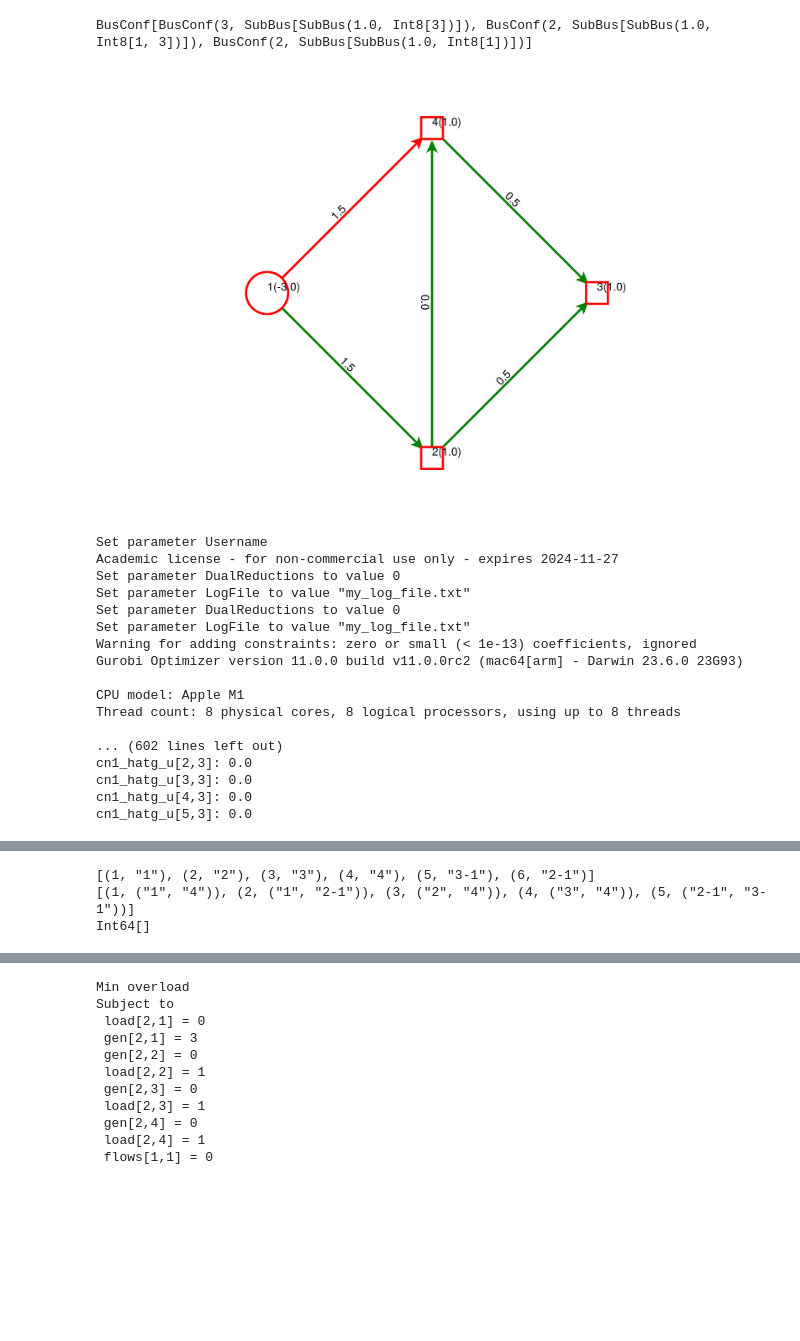
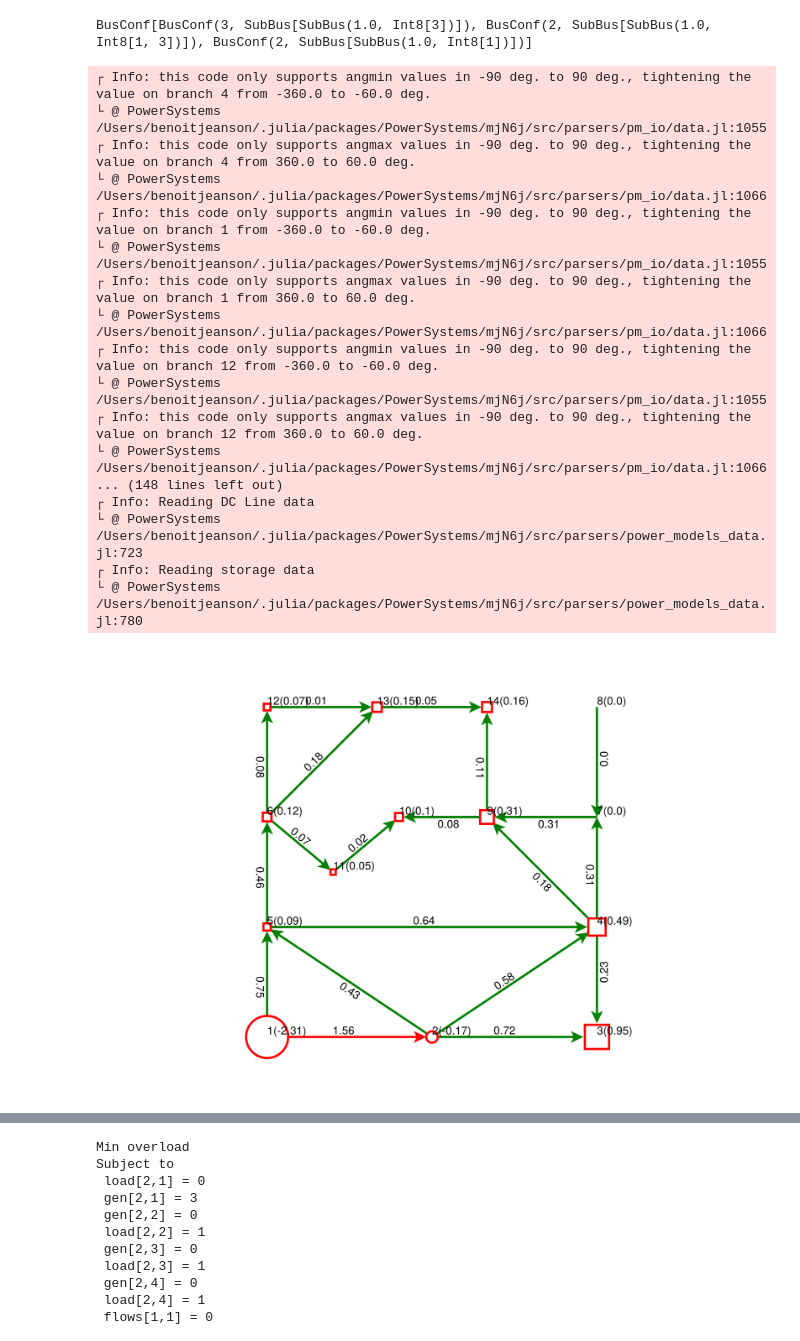
Before and after one commit to BenoitJeanson/topo_sandbox, a Jupyter notebook: Simons_approach.ipynb, the cells around one changed output, grey strips where cells are left out. Saved outputs shown, nothing was run; the diff lists cells and outputs as text; code cells hidden in the pictures; blank space fills up the shorter version.

Commit message:
back from burnout
Signed-off-by: BenoitJeanson <benoit.jeanson@rte-france.com>

```diff
--- a/Simons_approach.ipynb
+++ b/Simons_approach.ipynb
@@ -1120,7 +1119,8 @@ function TNR_balance!(model, r::TNR)
                 @constraint(model, -(hatload[c, bc_id] - _p) ≤ bigM * (1 - cn1_hatπ[c, bc_id]))
                 @constraint(model, hatgen[c, bc_id] == 0)
             elseif _p < 0
-                @constraint(model, hatgen[c, bc_id] ≤ bigM * cn1_hatπ[bc_id])
+                # println("c:$c, bc_id:$bc_id hatgen:$hatgen")
+                @constraint(model, hatgen[c, bc_id] ≤ bigM * cn1_hatπ[c, bc_id])
                 @constraint(model,   hatgen[c, bc_id] + _p * σ[c]  ≤ bigM * (1 - cn1_hatπ[c, bc_id]))
                 @constraint(model, -(hatgen[c, bc_id] + _p * σ[c]) ≤ bigM * (1 - cn1_hatπ[c, bc_id]))
                 @constraint(model, hatload[c, bc_id] == 0)
@@ -1301,7 +1291,8 @@ create_mini_case (generic function with 2 methods)
 # %%
 loadcase(case) = System(joinpath("data", "$case.m")), load_coord(joinpath("coord", "$case.csv"))
 
-function create_case(sys=sys)
+function create_case(case::String)
+    sys, coord = loadcase(case)
     g = network2graph(sys)
     balance!(g)
     add_constraint(g, b->b.p_max=1)
@@ -1312,7 +1303,7 @@ function create_case(sys=sys)
 #             [SubBus(0.076, [16, 1]),
 #              SubBus(0    , [13, 7]) ]),
 #                  ]
-    g, bus_confs
+    g, bus_confs, coord
     # g, BusConf[], contingencies, coord_30
     # g, BusConf[], contingencies, nothing
 end
@@ -1361,18 +1316,19 @@ print(bus_confs)
 # %% [output]
 BusConf[BusConf(3, SubBus[SubBus(1.0, Int8[3])]), BusConf(2, SubBus[SubBus(1.0, Int8[1, 3])]), BusConf(2, SubBus[SubBus(1.0, Int8[1])])]
 # %%
-# g, bus_confs = create_case(sys)
-g, bus_confs, contingencies, coord = create_mini_case(false)
+g, bus_confs, coord = create_case("case14");
+# g, bus_confs, contingencies, coord = create_mini_case(false)
 
 model, r = secured_dc_OTS(g,
-                contingencies = 1:5,
-                is_single_ρ = false,
+                # contingencies = 19:20,
+                contingencies = [1, 2, 3, 4, 5, 6, 7, 9, 10, 11, 12, 13, 14, 15, 16, 18, 19, 20],
+                is_single_ρ = true,
                 ρ_min_bound = 0.,
                 n_1_connectedness = false,
                 bus_confs = bus_confs,
                 # bus_confs=BusConf[],
-                allow_branch_openings = true,
-                OTS_only = false
+                allow_branch_openings = false,
+                OTS_only = true
                 )
 
 optimize!(model);
@@ -1387,48 +1343,48 @@ applied_conf=BusConf[]
 
 if is_solved_and_feasible(model)
     store_result(model, "store_result.csv")
     println("overload: $(value(model[:overload]))")
 
     if r.allow_branch_openings || r.OTS_only
         openings = [i for (i, v_branch) in enumerate(value.(model[:v_branch])) if v_branch == 1]
         println("open: $openings")
         println([collect(edge_labels(g))[i] for i in openings])
     end
 
     if r.bus_confs ≠ BusConf[] && !r.OTS_only
         println("v_bus: $(value.(model[:v_bus]))")
         println("γ_bus: $(value.(model[:γ_bus]))")
         applied_conf = BusConf[r.bus_confs[i] for (i, v) in enumerate(value.(model[:v_bus])) if isapprox(v, 1, atol=1e-9)]
         println("applied_conf: $applied_conf")
     end
     # openings = [10]
     g_result, openings_result = add_subBus(g, applied_conf, openings)
     println("OOOOOOOOOPPPPPPPPPEEEEEEEEENNNNNNNIIIIIIIIINNNNNNNNNGGGGGGGG: $openings_result")
     dc_flow!(g_result, outages = [openings_result])
     draw(g_result , outages = openings_result, layout = layout);
 else
     display("NOT FEASIBLE")
 end
 
 println(solution_summary(model))
 
 is_solved_and_feasible(model) && foreach(k->println("$k: $(value(k))"), all_variables(model))
 # %% [output]
+┌ Info: this code only supports angmin values in -90 deg. to 90 deg., tightening the value on branch 4 from -360.0 to -60.0 deg.
+└ @ PowerSystems /Users/benoitjeanson/.julia/packages/PowerSystems/mjN6j/src/parsers/pm_io/data.jl:1055
+┌ Info: this code only supports angmax values in -90 deg. to 90 deg., tightening the value on branch 4 from 360.0 to 60.0 deg.
+└ @ PowerSystems /Users/benoitjeanson/.julia/packages/PowerSystems/mjN6j/src/parsers/pm_io/data.jl:1066
+┌ Info: this code only supports angmin values in -90 deg. to 90 deg., tightening the value on branch 1 from -360.0 to -60.0 deg.
+└ @ PowerSystems /Users/benoitjeanson/.julia/packages/PowerSystems/mjN6j/src/parsers/pm_io/data.jl:1055
+┌ Info: this code only supports angmax values in -90 deg. to 90 deg., tightening the value on branch 1 from 360.0 to 60.0 deg.
+└ @ PowerSystems /Users/benoitjeanson/.julia/packages/PowerSystems/mjN6j/src/parsers/pm_io/data.jl:1066
+┌ Info: this code only supports angmin values in -90 deg. to 90 deg., tightening the value on branch 12 from -360.0 to -60.0 deg.
+└ @ PowerSystems /Users/benoitjeanson/.julia/packages/PowerSystems/mjN6j/src/parsers/pm_io/data.jl:1055
+┌ Info: this code only supports angmax values in -90 deg. to 90 deg., tightening the value on branch 12 from 360.0 to 60.0 deg.
+└ @ PowerSystems /Users/benoitjeanson/.julia/packages/PowerSystems/mjN6j/src/parsers/pm_io/data.jl:1066
+... (148 lines left out)
+┌ Info: Reading DC Line data
+└ @ PowerSystems /Users/benoitjeanson/.julia/packages/PowerSystems/mjN6j/src/parsers/power_models_data.jl:723
+┌ Info: Reading storage data
+└ @ PowerSystems /Users/benoitjeanson/.julia/packages/PowerSystems/mjN6j/src/parsers/power_models_data.jl:780
-[figure, old version]
+[figure, new version]
-Set parameter Username
-Academic license - for non-commercial use only - expires 2024-11-27
-Set parameter DualReductions to value 0
-Set parameter LogFile to value "my_log_file.txt"
-Set parameter DualReductions to value 0
-Set parameter LogFile to value "my_log_file.txt"
-Warning for adding constraints: zero or small (< 1e-13) coefficients, ignored
-Gurobi Optimizer version 11.0.0 build v11.0.0rc2 (mac64[arm] - Darwin 23.6.0 23G93)
-
-CPU model: Apple M1
-Thread count: 8 physical cores, 8 logical processors, using up to 8 threads
-
-... (602 lines left out)
-cn1_hatg_u[2,3]: 0.0
-cn1_hatg_u[3,3]: 0.0
-cn1_hatg_u[4,3]: 0.0
-cn1_hatg_u[5,3]: 0.0
@@ -1436,11 +1409,3 @@ cn1_hatg_u[5,3]: 0.0
-# %%
-println(collect(enumerate(labels(g_result))))
-println(collect(enumerate(edge_labels(g_result))))
-println(openings_result)
-# %% [output]
-[(1, "1"), (2, "2"), (3, "3"), (4, "4"), (5, "3-1"), (6, "2-1")]
-[(1, ("1", "4")), (2, ("1", "2-1")), (3, ("2", "4")), (4, ("3", "4")), (5, ("2-1", "3-1"))]
-Int64[]
 # %%
 g, bus_confs, contingencies, coord = create_mini_case(false)
 
```
Also changed, not shown: parts of 13 cells of this notebook, 2 other files.
